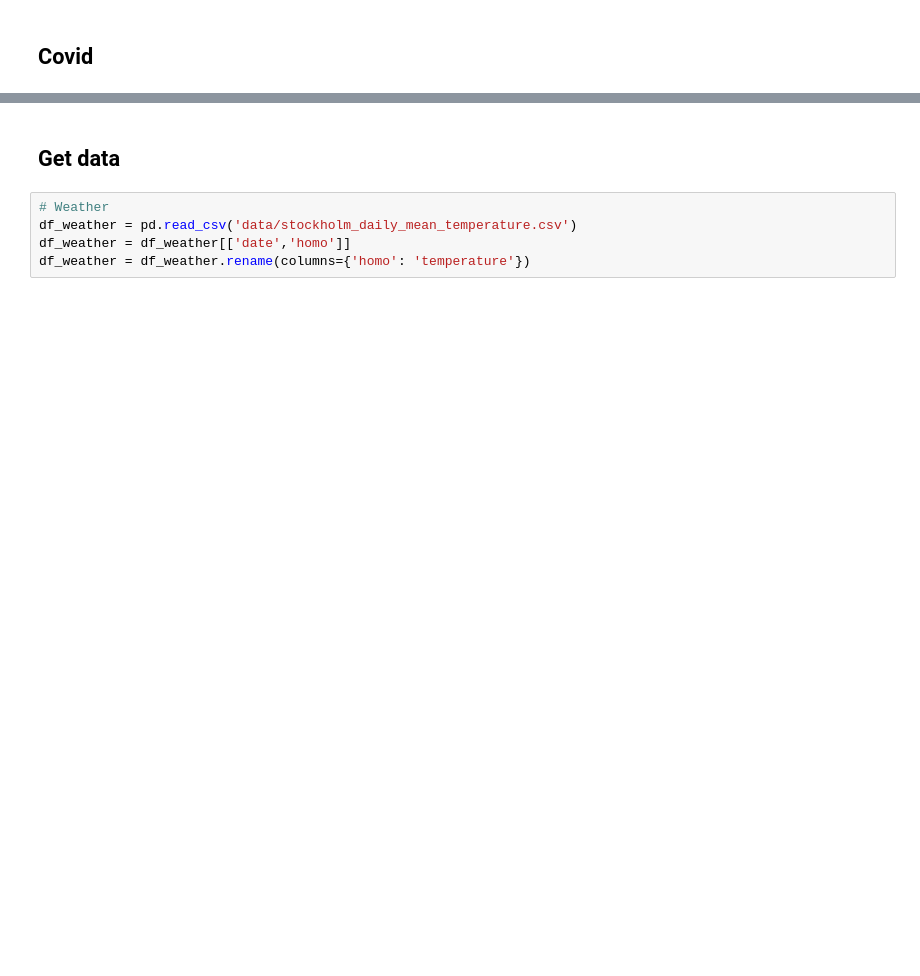
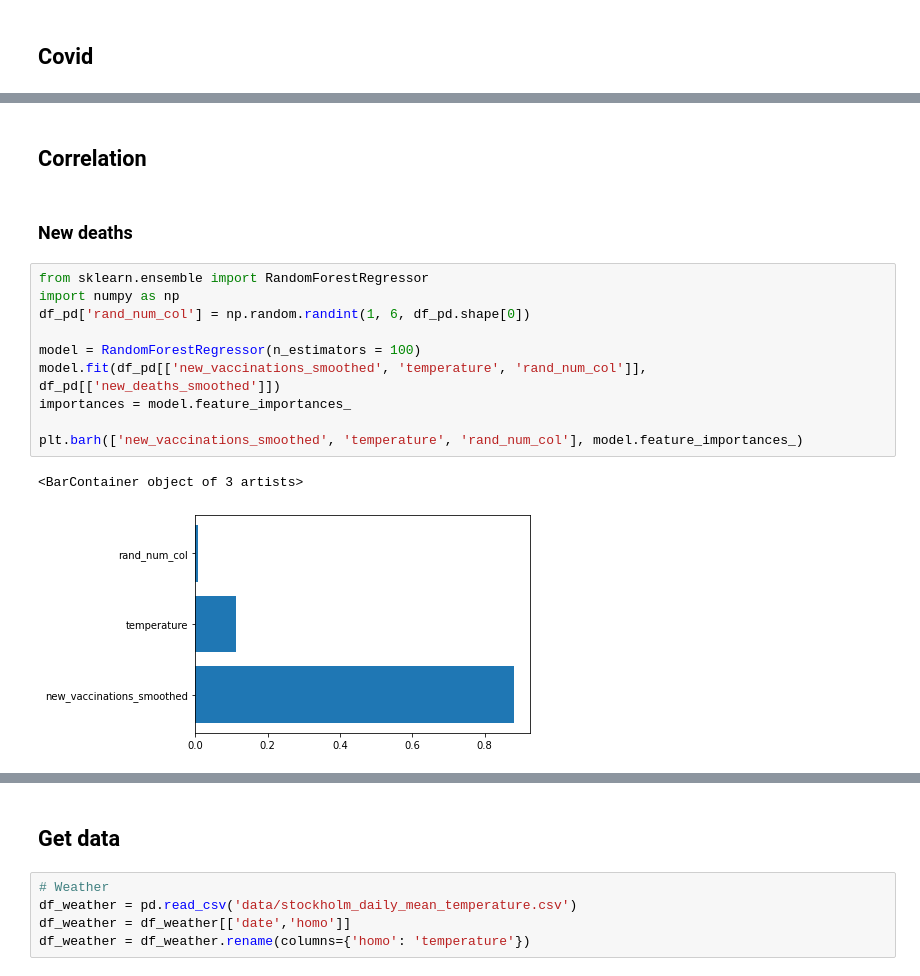
Before and after one commit to annasanchez27/covid-vaccination, a Jupyter notebook: experiments.ipynb, the cells around one changed output, grey strips where cells are left out. Drawn from its saved outputs; the diff is of its cells as text; blank space fills up the shorter version.

```diff
--- a/experiments.ipynb
+++ b/experiments.ipynb
@@ -22,0 +50,17 @@ root
+# %% [markdown]
+## Correlation
+# %% [markdown]
+### New deaths
+# %%
+from sklearn.ensemble import RandomForestRegressor
+import numpy as np
+df_pd['rand_num_col'] = np.random.randint(1, 6, df_pd.shape[0])
+
+model = RandomForestRegressor(n_estimators = 100)
+model.fit(df_pd[['new_vaccinations_smoothed', 'temperature', 'rand_num_col']], df_pd[['new_deaths_smoothed']])
+importances = model.feature_importances_
+
+plt.barh(['new_vaccinations_smoothed', 'temperature', 'rand_num_col'], model.feature_importances_)
+# %% [output]
+<BarContainer object of 3 artists>
+[figure, added]
```
Also changed, not shown: parts of 16 cells of this notebook.
